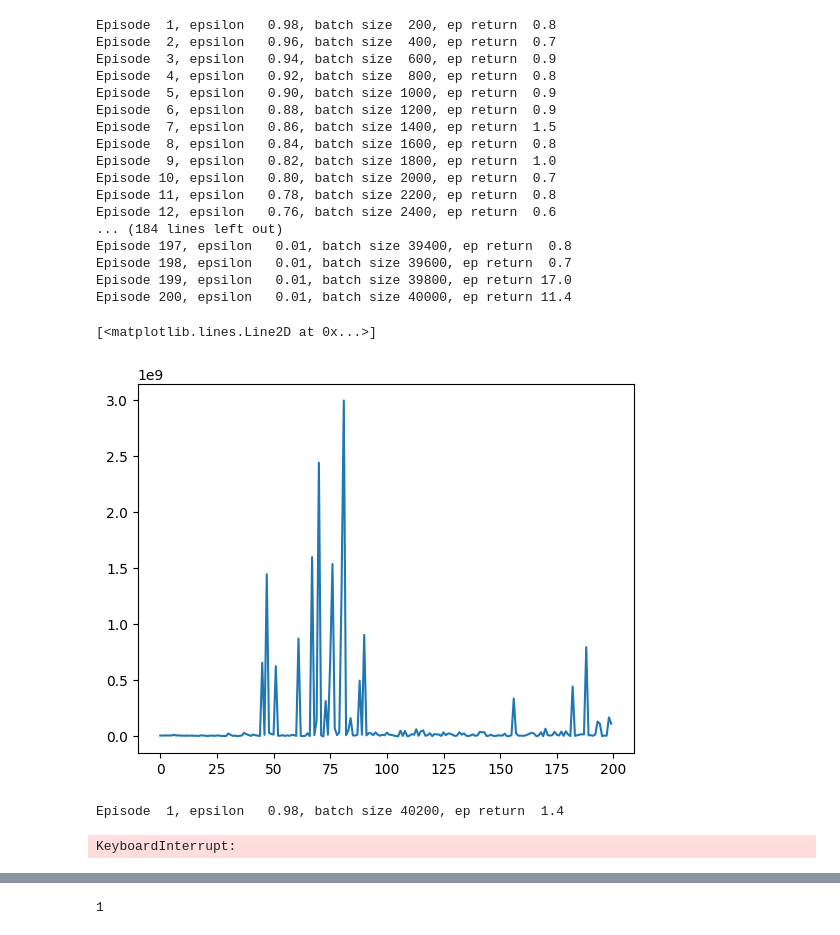
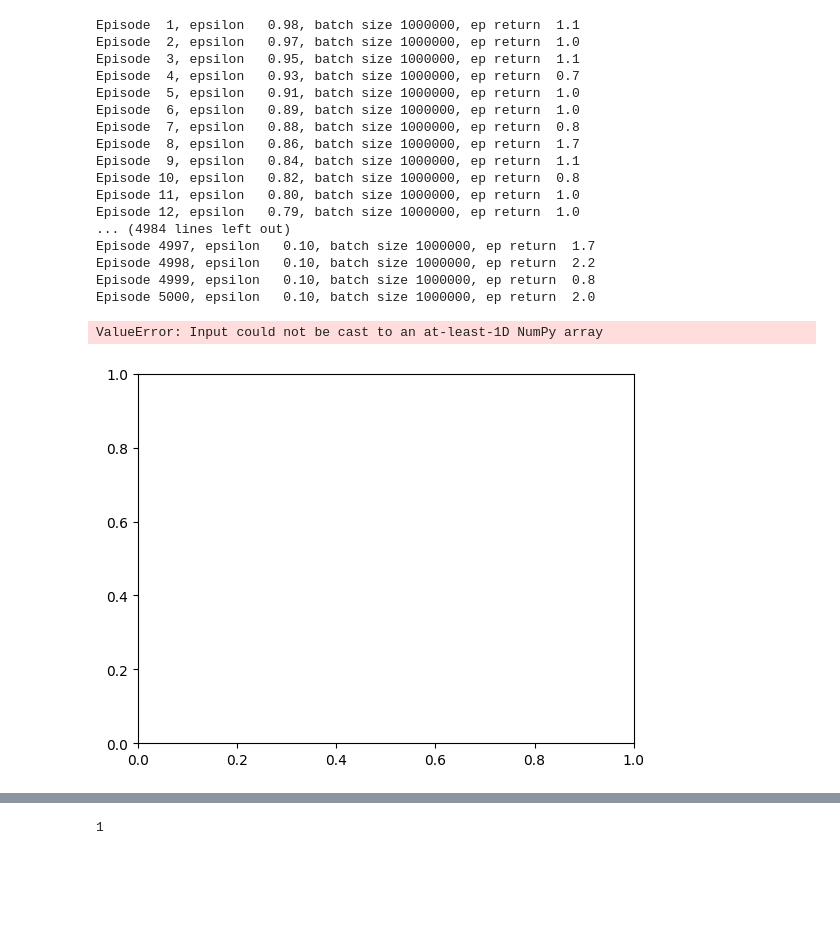
Before and after one commit to RL-MVA-2024-25/mva-rl-assignment-Inirius, a Jupyter notebook: src/test.ipynb, the cells around one changed output, grey strips where cells are left out. Cells and saved outputs as stored; diff of their text form; code cells hidden in the pictures; blank space fills up the shorter version.

Commit message:
fast env

```diff
--- a/src/test.ipynb
+++ b/src/test.ipynb
@@ -2,38 +2,15 @@
 from train import ProjectAgent
 from env_hiv import HIVPatient
 from gymnasium.wrappers import TimeLimit
-from train import ReplayBuffer
-import torch.nn as nn
-from train import HIVcnn
-import numpy as np
-import torch
-from evaluate import evaluate_HIV
 import matplotlib.pyplot as plt
 
 agent = ProjectAgent()
 env = TimeLimit(
-    env=HIVPatient(domain_randomization=True), max_episode_steps=200
+    env=HIVPatient(domain_randomization=False), max_episode_steps=200
 )
-ep_return = agent.train(env, 200)
-agent.save("model-HIV.pth")
-plt.plot(ep_return)
-# %% [output]
-Episode  1, epsilon   0.98, batch size  200, ep return  0.8
-Episode  2, epsilon   0.96, batch size  400, ep return  0.7
-Episode  3, epsilon   0.94, batch size  600, ep return  0.9
-Episode  4, epsilon   0.92, batch size  800, ep return  0.8
-Episode  5, epsilon   0.90, batch size 1000, ep return  0.9
-Episode  6, epsilon   0.88, batch size 1200, ep return  0.9
-Episode  7, epsilon   0.86, batch size 1400, ep return  1.5
-Episode  8, epsilon   0.84, batch size 1600, ep return  0.8
-Episode  9, epsilon   0.82, batch size 1800, ep return  1.0
-Episode 10, epsilon   0.80, batch size 2000, ep return  0.7
-Episode 11, epsilon   0.78, batch size 2200, ep return  0.8
-Episode 12, epsilon   0.76, batch size 2400, ep return  0.6
-... (184 lines left out)
-Episode 197, epsilon   0.01, batch size 39400, ep return  0.8
-Episode 198, epsilon   0.01, batch size 39600, ep return  0.7
-Episode 199, epsilon   0.01, batch size 39800, ep return 17.0
-Episode 200, epsilon   0.01, batch size 40000, ep return 11.4
-[<matplotlib.lines.Line2D at 0x...>]
-[figure, removed]
+# %%
+from fast_env import FastHIVPatient
+
+env = TimeLimit(
+    env=FastHIVPatient(domain_randomization=False), max_episode_steps=200
+)
@@ -40,11 +21,27 @@ Episode 200, epsilon   0.01, batch size 40000, ep return 11.4
+# %%
+agent.load()
 # %%
-env = TimeLimit(
-    env=HIVPatient(domain_randomization=True), max_episode_steps=200
-)
-ep_return = agent.train(env,100)
-agent.save("model-HIV.pth")
+ep_return += agent.train(env, 5000)
+#agent.save("model-HIV.pth")
 plt.plot(ep_return)
 # %% [output]
-Episode  1, epsilon   0.98, batch size 40200, ep return  1.4
+Episode  1, epsilon   0.98, batch size 1000000, ep return  1.1
+Episode  2, epsilon   0.97, batch size 1000000, ep return  1.0
+Episode  3, epsilon   0.95, batch size 1000000, ep return  1.1
+Episode  4, epsilon   0.93, batch size 1000000, ep return  0.7
+Episode  5, epsilon   0.91, batch size 1000000, ep return  1.0
+Episode  6, epsilon   0.89, batch size 1000000, ep return  1.0
+Episode  7, epsilon   0.88, batch size 1000000, ep return  0.8
+Episode  8, epsilon   0.86, batch size 1000000, ep return  1.7
+Episode  9, epsilon   0.84, batch size 1000000, ep return  1.1
+Episode 10, epsilon   0.82, batch size 1000000, ep return  0.8
+Episode 11, epsilon   0.80, batch size 1000000, ep return  1.0
+Episode 12, epsilon   0.79, batch size 1000000, ep return  1.0
+... (4984 lines left out)
+Episode 4997, epsilon   0.10, batch size 1000000, ep return  1.7
+Episode 4998, epsilon   0.10, batch size 1000000, ep return  2.2
+Episode 4999, epsilon   0.10, batch size 1000000, ep return  0.8
+Episode 5000, epsilon   0.10, batch size 1000000, ep return  2.0
-KeyboardInterrupt:
+ValueError: Input could not be cast to an at-least-1D NumPy array
+[figure, added]
 # %%
```
Also changed, not shown: parts of 5 cells of this notebook, 3 other files.
